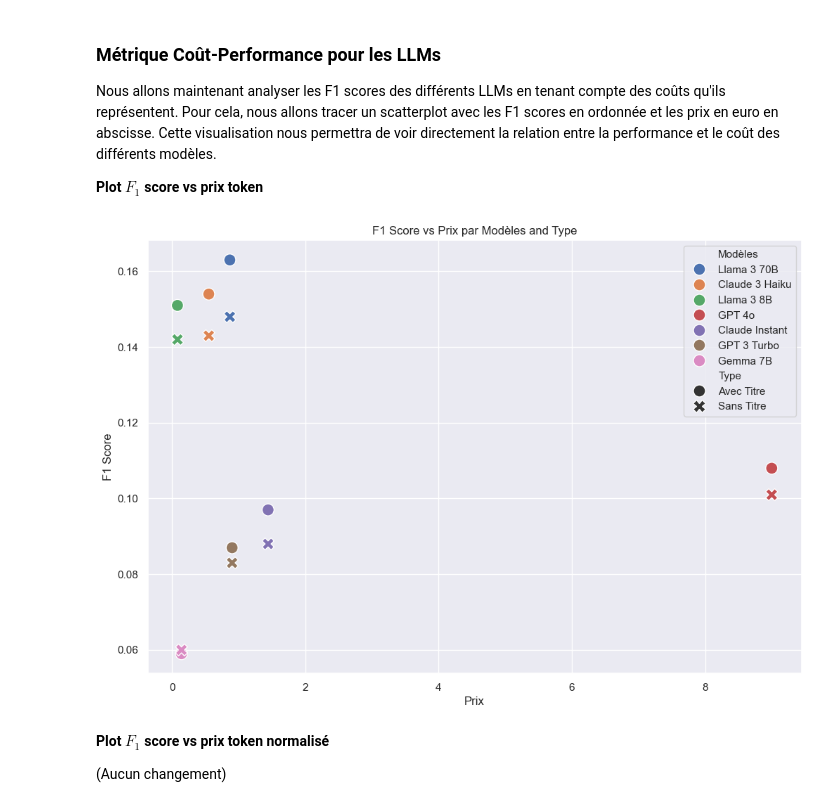
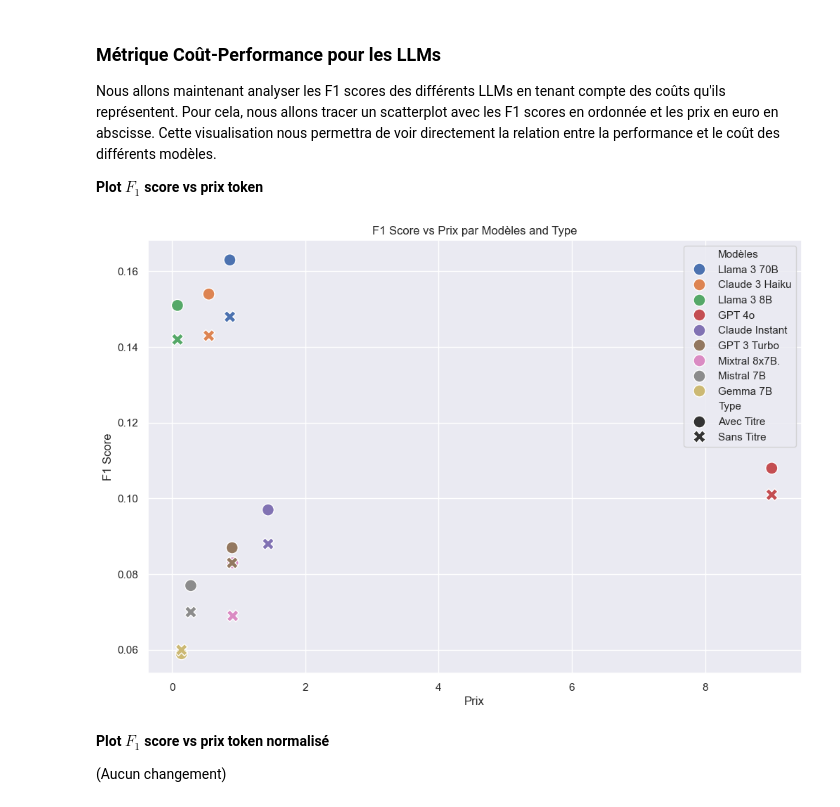
Before and after one commit to nacefbm/keywords_2024, a Jupyter notebook: TER_Keyword_Extraction_sur_BDD_HAL.ipynb, the cells around one changed output. Drawn from its saved outputs; the diff is of its cells as text; code cells hidden in the pictures.

```diff
--- a/TER_Keyword_Extraction_sur_BDD_HAL.ipynb
+++ b/TER_Keyword_Extraction_sur_BDD_HAL.ipynb
@@ -1917,7 +1921,7 @@ def claude(input_token, output_token, price_inp, price_out):
 input_token = 12 * 100_000
 output_token = 2 * 100_000
 
-methods = ['Claude 2', 'Claude 3 Haiku', 'Claude Instant', 'Claude 3 Sonnet', 'Claude 3 Opus', 'GPT 3 Turbo', 'GPT 4', 'Llama 3 70B', 'Mixtral 8x7B','Llama 3 8B', 'Gemma 7B', 'Llama 2 70B', 'Llama 2 7B', 'GPT 4 Turbo', 'GPT 4o', 'Mistral 7B', 'Mixtral 8x7B', 'Mixtral 8x22B', 'Mistral Small', 'Mistral Large']
+methods = ['Claude 2', 'Claude 3 Haiku', 'Claude Instant', 'Claude 3 Sonnet', 'Claude 3 Opus', 'GPT 3 Turbo', 'GPT 4', 'Llama 3 70B', 'Mixtral 8x7B','Llama 3 8B', 'Gemma 7B', 'Llama 2 70B', 'Llama 2 7B', 'GPT 4 Turbo', 'GPT 4o', 'Mistral 7B', 'Mixtral 8x7B.', 'Mixtral 8x22B', 'Mistral Small', 'Mistral Large']
 input_prices = [8, 0.25, 0.8, 3, 15, 0.5,30, 0.59, 0.27, 0.05,0.1, 0.64, 0.1 , 10, 5, 0.2, 0.65, 1.9, 0.9, 3.8]
 output_prices = [24, 1.25, 2.4, 15, 75, 1.5, 60, 0.79, 0.27, 0.1,0.10, 0.8, 0.1, 30, 15, 0.2, 0.65, 5.6, 2.8,11.3]
 providers = ['Antropic', 'Antropic', 'Antropic', 'Antropic', 'Antropic', 'OpenAI', 'OpenAI', 'Groq', 'Groq', 'Groq', 'Groq', 'Groq', 'Groq','OpenAI','OpenAI', 'Mistral AI', 'Mistral AI','Mistral AI', 'Mistral AI', 'Mistral AI']
@@ -1977,35 +1981,37 @@ df_with_title = score_llm_title
 df_without_title = score_llm
 
 
 name_mapping = {
     'llama3-70b-8192': 'Llama 3 70B',
     'claude-3-haiku-20240307': 'Claude 3 Haiku',
     'llama3-8b-8192': 'Llama 3 8B',
     'gpt4o': 'GPT 4o',
     'kw_openai_gpt3.5': 'GPT 3 Turbo',
     'gemma-7b-it': 'Gemma 7B',
-    'claude-instant-1.2': 'Claude Instant'
+    'claude-instant-1.2': 'Claude Instant',
+    'open-mistral-7b': 'Mistral 7B',
+    'open-mixtral-8x7b': 'Mixtral 8x7B.'
 }
 
 df_with_title['Modèles'] = df_with_title['Modèle'].map(name_mapping)
 df_without_title['Modèles'] = df_without_title['Modèle'].map(name_mapping)
 
 df_with_title['Type'] = 'Avec Titre'
 df_without_title['Type'] = 'Sans Titre'
 
 df_scores = pd.concat([df_with_title, df_without_title])
 df_merged = pd.merge(df_scores, df_prix, left_on='Modèles', right_on='Modèle')
 #df_merged['Prix général'] = 0.75 * df_merged['Prix input/million'] + 0.25 * df_merged['Prix output/million']
 
 plt.figure(figsize=(12, 8))
 sns.scatterplot(data=df_merged, x='Prix sur HAL', y='F1 Score', hue='Modèles', style = 'Type' ,s=150)
 
 plt.title('F1 Score vs Prix par Modèles and Type')
 plt.xlabel('Prix')
 plt.ylabel('F1 Score')
 plt.show()
 # %% [output]
-[figure, old version]
+[figure, new version]
 # %% [markdown]
 **Plot $F_1$ score vs prix token normalisé**
 
```
Also changed, not shown: parts of 12 cells of this notebook, 1 other file.
